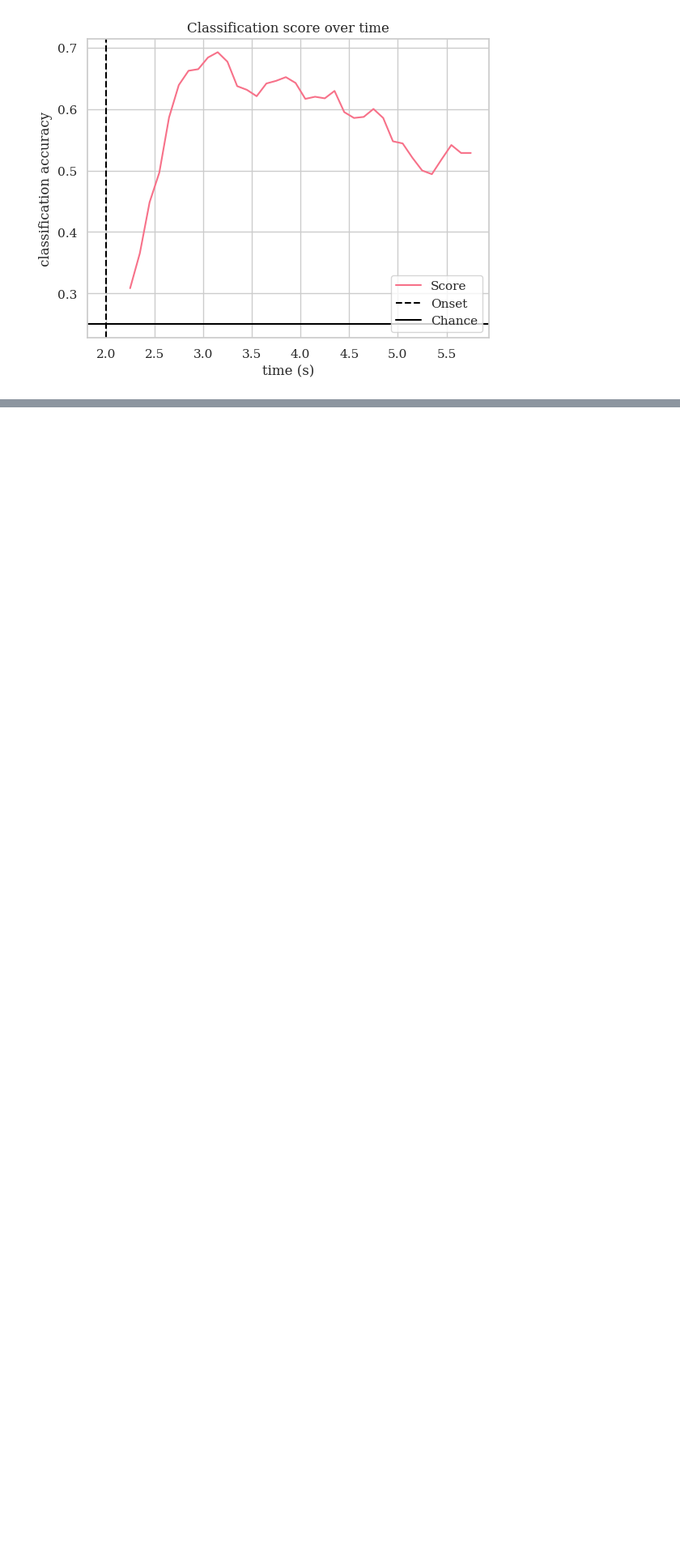
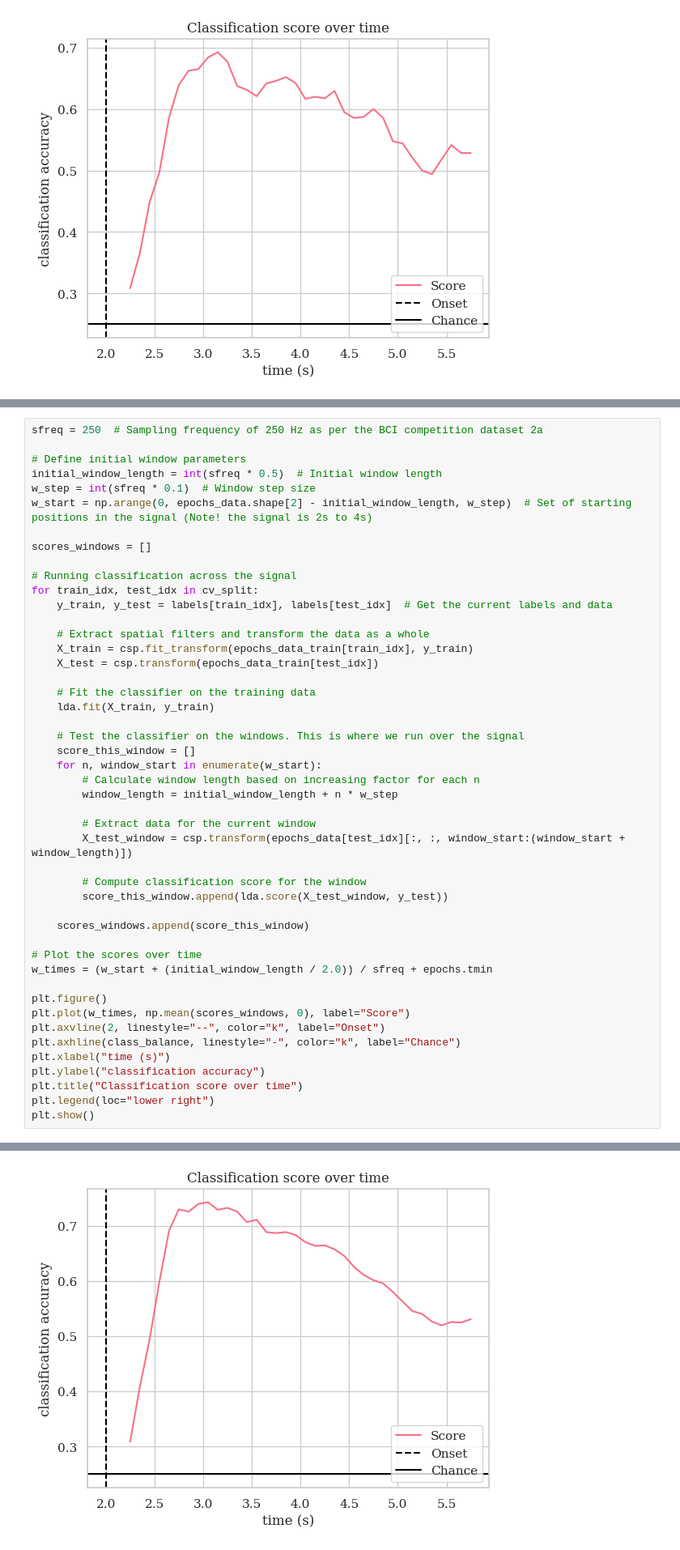
Before and after one commit to MaxXassan/Confidence-based-Early-Classification-for-Motor-Imagery-BCI, a Jupyter notebook: notebooks/eeg_decoding_accuracy.ipynb, the cells around one changed output, grey strips where cells are left out. Shown: that part at 81% size. Saved outputs shown, nothing was run; the diff lists cells and outputs as text; blank space fills up the shorter version.

Commit message:
performance over epochs implemented in notebooks - working on finalizing in model

```diff
--- a/notebooks/eeg_decoding_accuracy.ipynb
+++ b/notebooks/eeg_decoding_accuracy.ipynb
@@ -216,0 +217,48 @@ Done.
+# %%
+sfreq = 250  # Sampling frequency of 250 Hz as per the BCI competition dataset 2a
+
+# Define initial window parameters
+initial_window_length = int(sfreq * 0.5)  # Initial window length
+w_step = int(sfreq * 0.1)  # Window step size
+w_start = np.arange(0, epochs_data.shape[2] - initial_window_length, w_step)  # Set of starting positions in the signal (Note! the signal is 2s to 4s)
+
+scores_windows = []
+
+# Running classification across the signal
+for train_idx, test_idx in cv_split:
+    y_train, y_test = labels[train_idx], labels[test_idx]  # Get the current labels and data
+
+    # Extract spatial filters and transform the data as a whole
+    X_train = csp.fit_transform(epochs_data_train[train_idx], y_train)
+    X_test = csp.transform(epochs_data_train[test_idx])
+
+    # Fit the classifier on the training data
+    lda.fit(X_train, y_train)
+
+    # Test the classifier on the windows. This is where we run over the signal
+    score_this_window = []
+    for n, window_start in enumerate(w_start):
+        # Calculate window length based on increasing factor for each n
+        window_length = initial_window_length + n * w_step
+
+        # Extract data for the current window
+        X_test_window = csp.transform(epochs_data[test_idx][:, :, window_start:(window_start + window_length)])
+
+        # Compute classification score for the window
+        score_this_window.append(lda.score(X_test_window, y_test))
+
+    scores_windows.append(score_this_window)
+
+# Plot the scores over time
+w_times = (w_start + (initial_window_length / 2.0)) / sfreq + epochs.tmin
+
+plt.figure()
+plt.plot(w_times, np.mean(scores_windows, 0), label="Score")
+plt.axvline(2, linestyle="--", color="k", label="Onset")
+plt.axhline(class_balance, linestyle="-", color="k", label="Chance")
+plt.xlabel("time (s)")
+plt.ylabel("classification accuracy")
+plt.title("Classification score over time")
+plt.legend(loc="lower right")
+plt.show()
+# %% [output]
@@ -216,0 +282 @@ Done.
+[figure, added]
```
Also changed, not shown: parts of 3 cells of this notebook, 17 other files.
